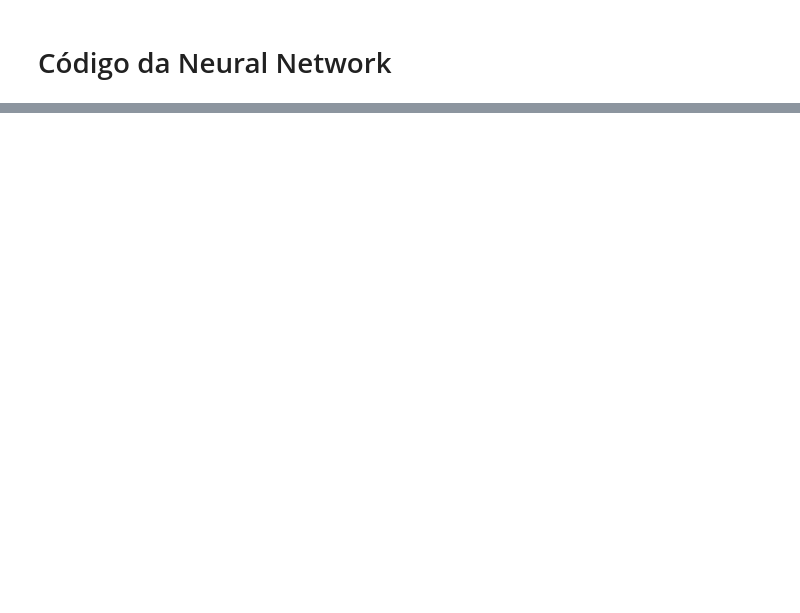
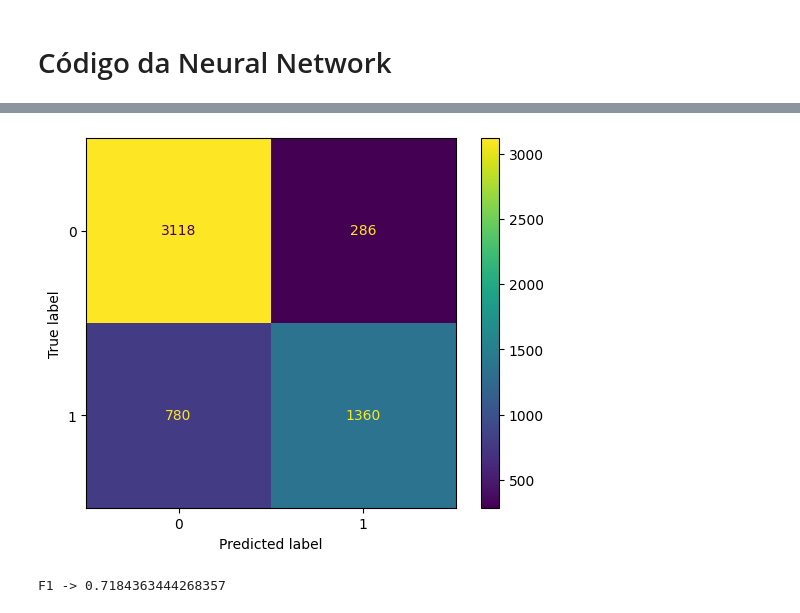
Before and after one commit to RodsCoimbra/AAut, a Jupyter notebook: Projeto2/teste.ipynb, the cells around one changed output, grey strips where cells are left out. Saved outputs shown, nothing was run; the diff lists cells and outputs as text; code cells hidden in the pictures; blank space fills up the shorter version.

```diff
--- a/Projeto2/teste.ipynb
+++ b/Projeto2/teste.ipynb
@@ -120 +152,13 @@ plt.show()
+# %%
+from sklearn.metrics import f1_score
+y_predtrain = MLP.predict(X_trainrs, verbose=0)
+y_predtrain = np.argmax(y_predtrain, axis=1)
+cm2 = confusion_matrix(np.argmax(y_train, axis=1), y_predtrain)
+disp2 = ConfusionMatrixDisplay(confusion_matrix=cm2, display_labels=[0,1])
+disp2.plot()
+plt.show()
+print("F1 ->", f1_score(np.argmax(y_train, axis=1), y_predtrain))
+# %% [output]
+[figure, added]
+F1 -> 0.7184363444268357
 # %%
```
Also changed, not shown: parts of 15 cells of this notebook.
